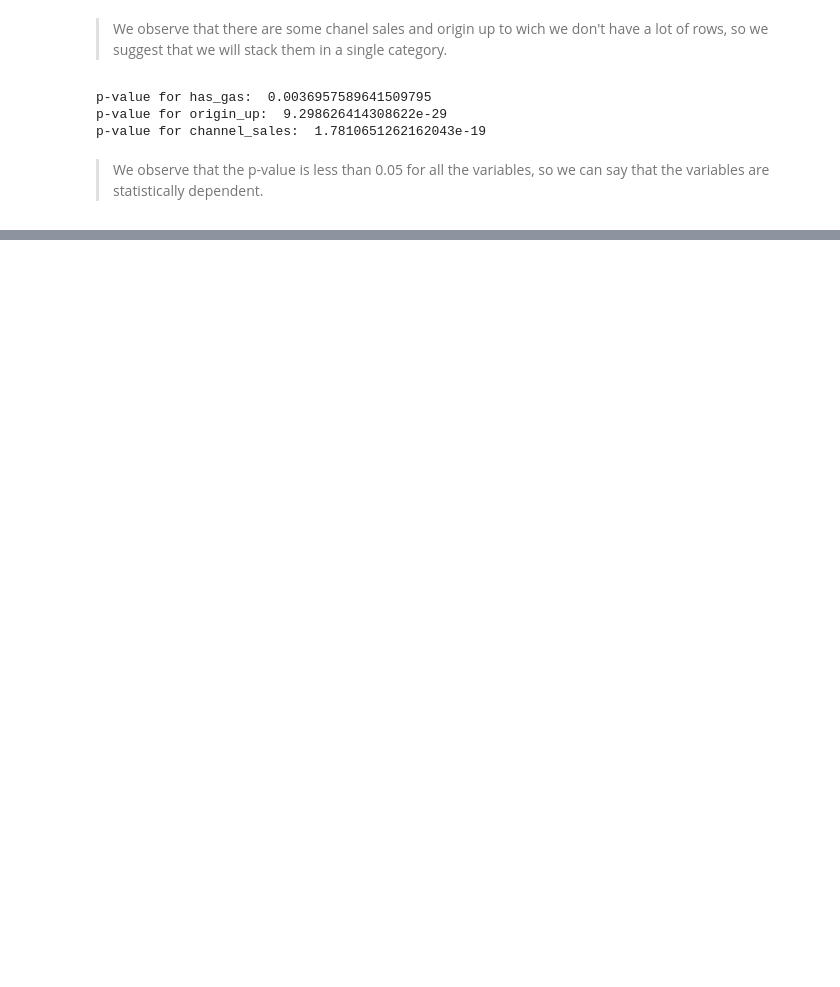
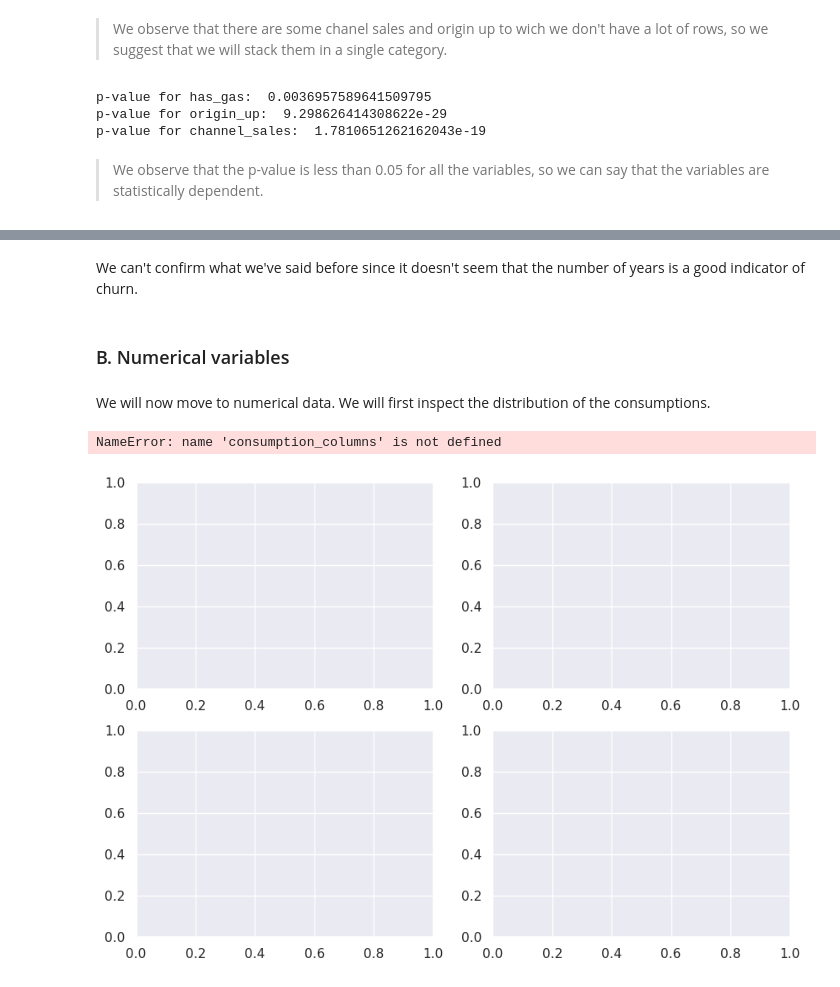
Before and after one commit to Killuamam/customer-churn, a Jupyter notebook: notebooks/eda_starter.ipynb, the cells around one changed output, grey strips where cells are left out. Cells and saved outputs as stored; diff of their text form; code cells hidden in the pictures; blank space fills up the shorter version.

Commit message:
Adding numerical features analysis

```diff
--- a/notebooks/eda_starter.ipynb
+++ b/notebooks/eda_starter.ipynb
@@ -443,0 +352,22 @@ p-value for channel_sales:  1.7810651262162043e-19
+# %% [markdown]
+We can't confirm what we've said before since it doesn't seem that the number of years is a good indicator of churn.
+# %% [markdown]
+### B. Numerical variables
+# %% [markdown]
+We will now move to numerical data. We will first inspect the distribution of the consumptions.
+# %%
+# plot the boxplots of the consumptions columns
+
+fig, axs = plt.subplots(nrows=2, ncols=2, figsize=(10, 7))
+
+for i, cons in enumerate(consumption_columns):
+
+    ax = axs[i//2, i%2]
+    box_plot_by_churn(client_df, cons, ax=ax)
+
+plt.suptitle('Boxplot of consumption columns', fontsize=20)
+plt.tight_layout()
+plt.show()
+# %% [output]
+NameError: name 'consumption_columns' is not defined
+[figure, added]
```
Also changed, not shown: parts of 95 cells of this notebook.
